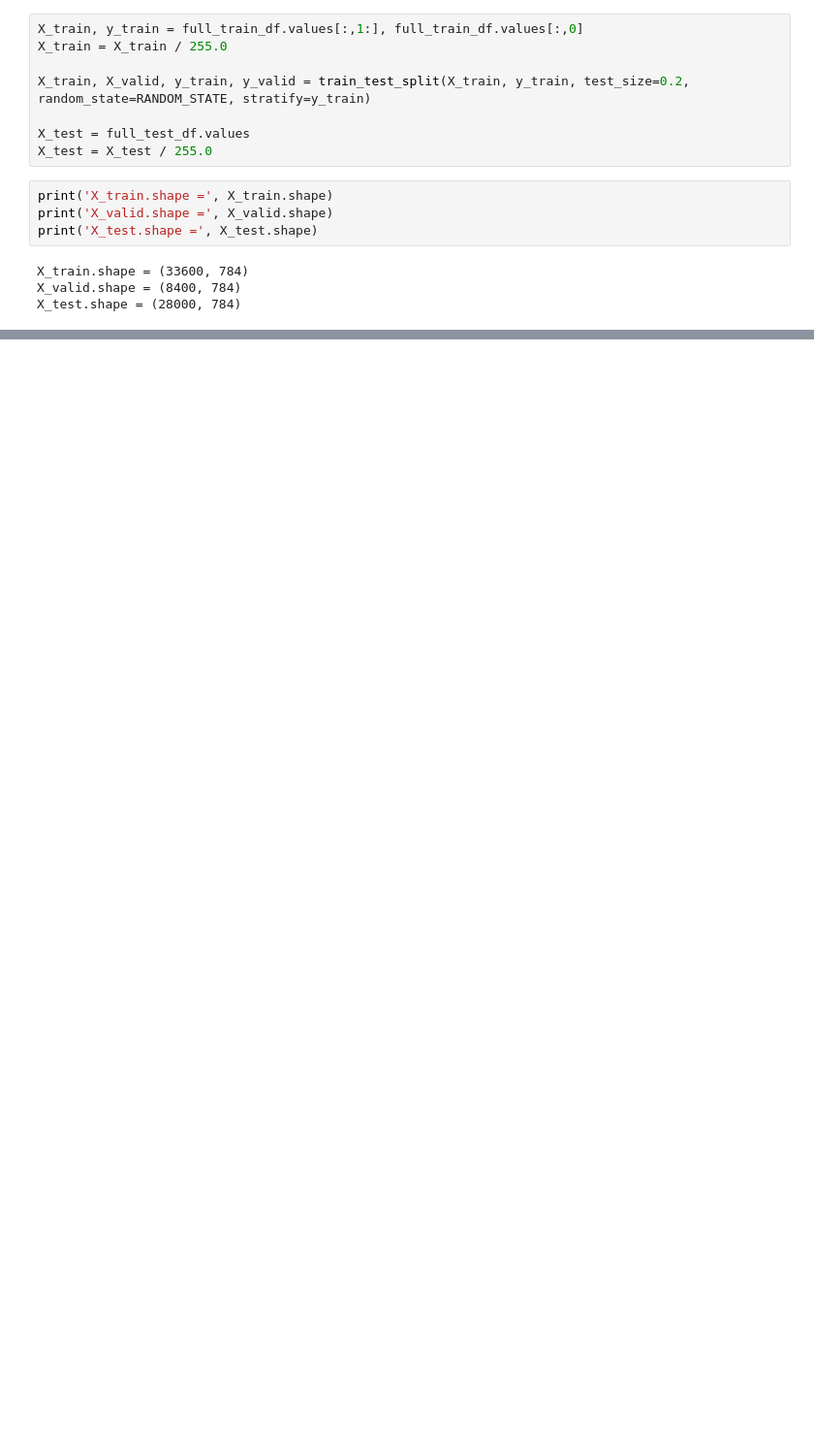
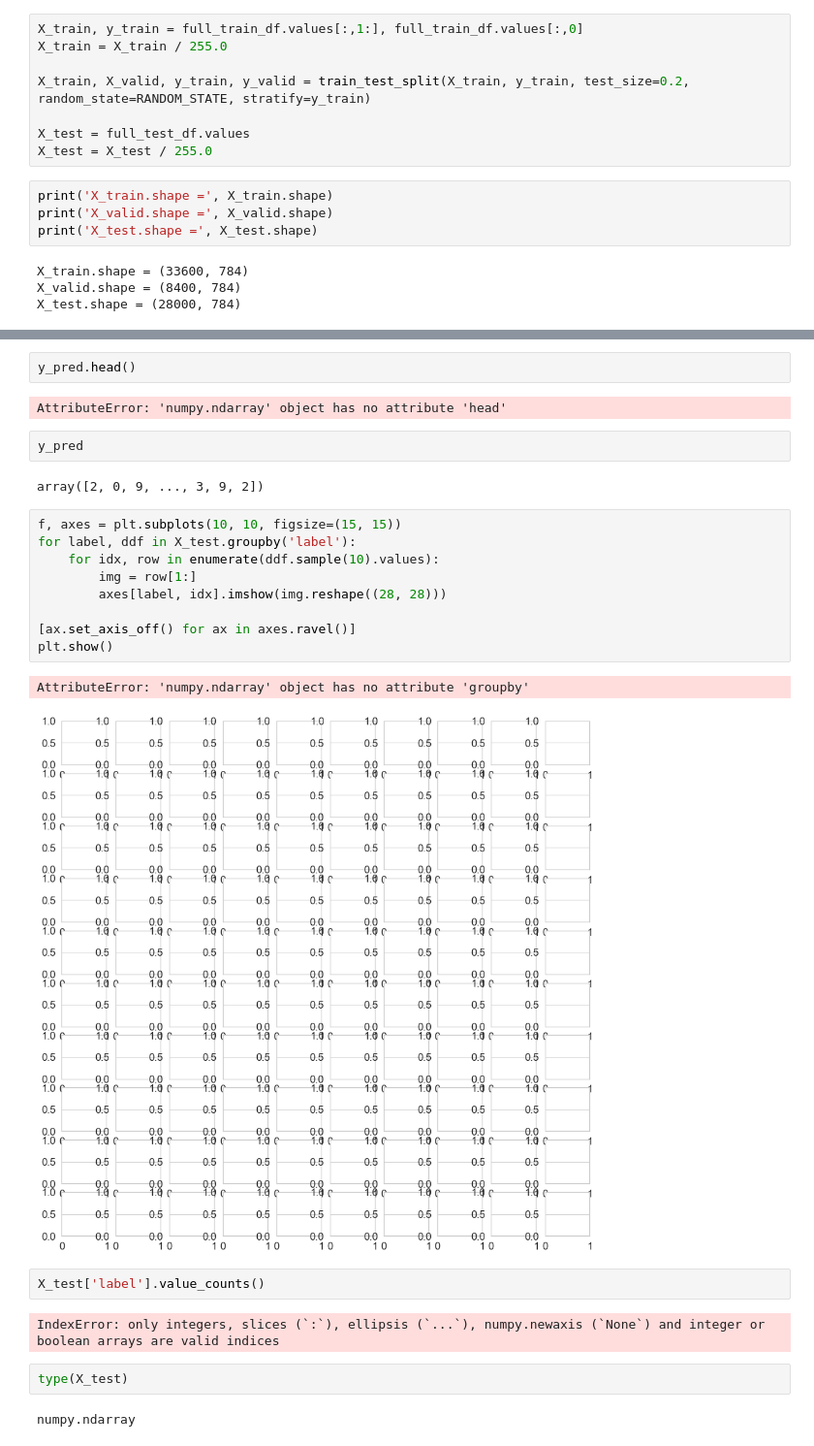
Before and after one commit to CantorInfinity/mnist, a Jupyter notebook: Untitled1.ipynb, the cells around one changed output, grey strips where cells are left out. Shown at 97% size. Cells and saved outputs as stored; diff of their text form; blank space fills up the shorter version.

```diff
--- a/Untitled1.ipynb
+++ b/Untitled1.ipynb
@@ -81,0 +184,28 @@ X_test.shape = (28000, 784)
+# %%
+y_pred.head()
+# %% [output]
+AttributeError: 'numpy.ndarray' object has no attribute 'head'
+# %%
+y_pred
+# %% [output]
+array([2, 0, 9, ..., 3, 9, 2])
+# %%
+f, axes = plt.subplots(10, 10, figsize=(15, 15))
+for label, ddf in X_test.groupby('label'):
+    for idx, row in enumerate(ddf.sample(10).values):
+        img = row[1:]
+        axes[label, idx].imshow(img.reshape((28, 28)))
+
+[ax.set_axis_off() for ax in axes.ravel()]
+plt.show()
+# %% [output]
+AttributeError: 'numpy.ndarray' object has no attribute 'groupby'
+[figure, added]
+# %%
+X_test['label'].value_counts()
+# %% [output]
+IndexError: only integers, slices (`:`), ellipsis (`...`), numpy.newaxis (`None`) and integer or boolean arrays are valid indices
+# %%
+type(X_test)
+# %% [output]
+numpy.ndarray
```
Also changed, not shown: parts of 8 cells of this notebook.
